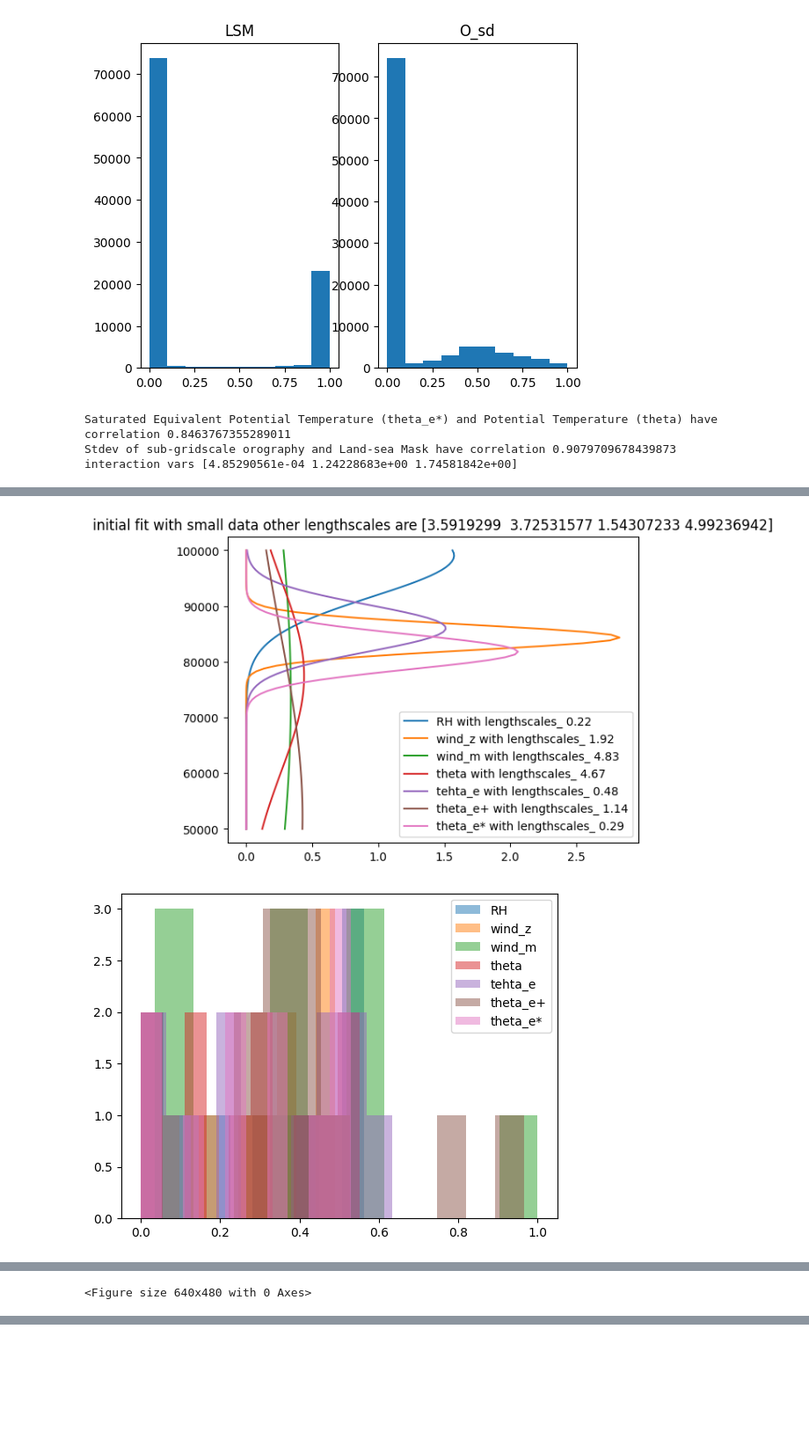
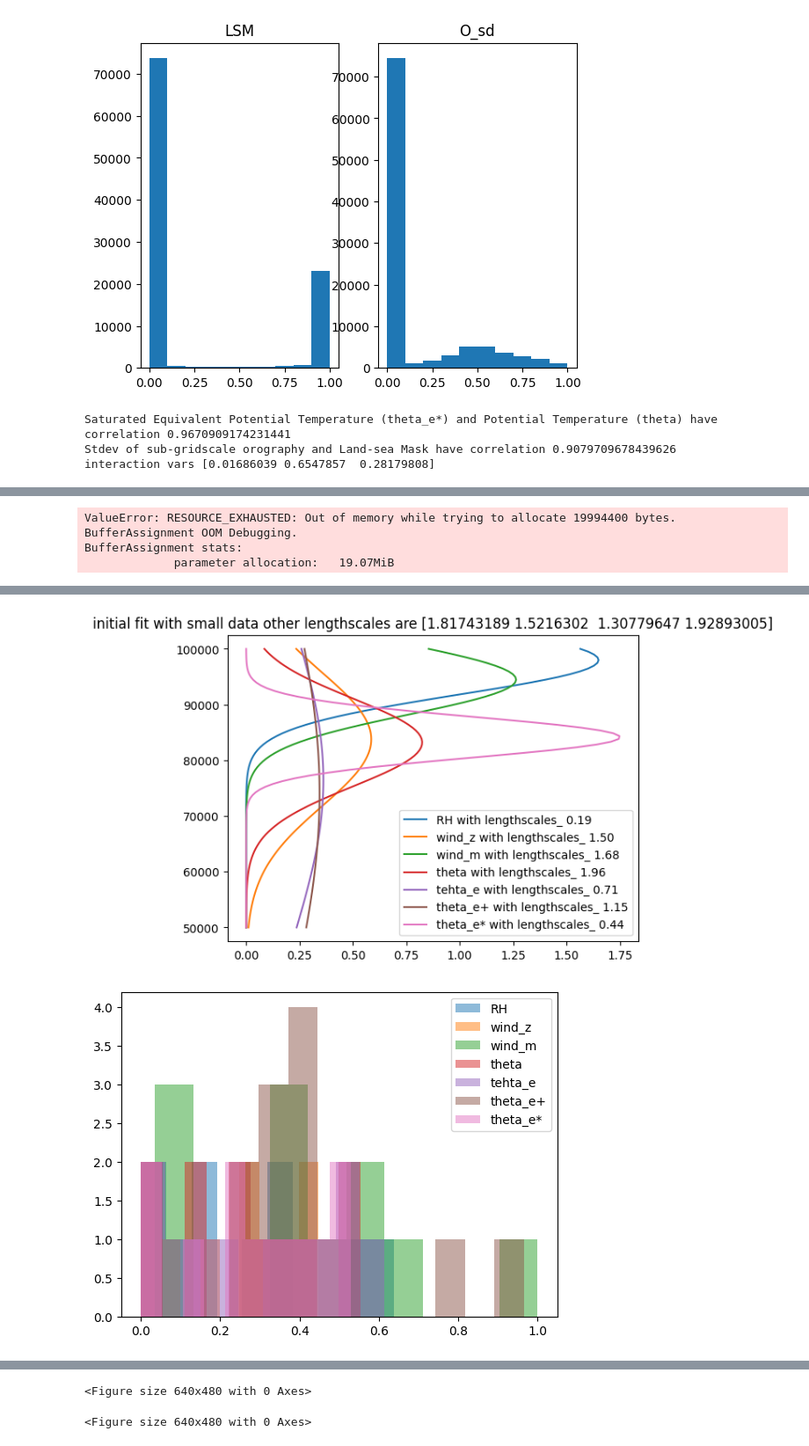
Before and after one commit to JaxGaussianProcesses/GPJax, a Jupyter notebook: Play_2_classificaiton.ipynb, the cells around one changed output, grey strips where cells are left out. Shown at 88% size. Drawn from its saved outputs; the diff is of its cells as text; code cells hidden in the pictures; blank space fills up the shorter version.

```diff
--- a/Play_2_classificaiton.ipynb
+++ b/Play_2_classificaiton.ipynb
@@ -385,8 +387,8 @@ def init_likelihood(data, obs_stddev = jnp.array(1.0, dtype=jnp.float64) ):
 #         safe=False,If I book out the whole
 # plot_interactions(problem_info, opt_posterior, D_small, k=5, use_range=False)
 # %%
-
-likelihood = gpx.likelihoods.LogitBernoulli(num_datapoints=D.n)
+likelihood = gpx.likelihoods.Bernoulli(num_datapoints=D.n)
+#likelihood = gpx.likelihoods.LogitBernoulli(num_datapoints=D.n)
 assert jnp.min(D.y) >= 0
 
 num_inducing=25
@@ -441,29 +443,29 @@ variational_posterior = variational_posterior.replace_bijector(
 
 
 
-model_optim = ox.adam(1e-1)
-variational_optim = ox.adam(1e-2)
-optim_1_pytree = variational_posterior.replace(
-    base_kernels = model_optim,
-    likelihood = model_optim,
-    interaction_variances = model_optim,
-    smoother = model_optim,
-    variational_mean = variational_optim,
-    variational_root_covariance = variational_optim,
-    inducing_inputs= variational_optim,
-    )
-optim_1 = optim_builder(optim_1_pytree)
+# model_optim = ox.adam(1e-1)
+# variational_optim = ox.adam(1e-2)
+# optim_1_pytree = variational_posterior.replace(
+#     base_kernels = model_optim,
+#     likelihood = model_optim,
+#     interaction_variances = model_optim,
+#     smoother = model_optim,
+#     variational_mean = variational_optim,
+#     variational_root_covariance = variational_optim,
+#     inducing_inputs= variational_optim,
+#     )
+# optim_1 = optim_builder(optim_1_pytree)
 
 
 
-#optim_1 = ox.adamw(1e-2)
+optim_1 = ox.adamw(1e-2)
 opt_variational_posterior, history = gpx.fit(
         model=variational_posterior,
         objective=jax.jit(variational_posterior.loss_fn(negative=True, log_prior=None)), #todo rejit
         train_data=D,
         optim=optim_1,
-        num_iters=500,
-        batch_size=512,
+        num_iters=1000,
+        batch_size=1024,
         safe=False,
         key=key,
     )
@@ -488,6 +490,6 @@ except:
 print(f"interaction vars {opt_variational_posterior.interaction_variances}")
 plot_interactions(problem_info, opt_variational_posterior, D, k=5, use_range=False)
 # %% [output]
-Saturated Equivalent Potential Temperature (theta_e*) and Potential Temperature (theta) have correlation 0.8463767355289011
-Stdev of sub-gridscale orography and Land-sea Mask have correlation 0.9079709678439873
-interaction vars [4.85290561e-04 1.24228683e+00 1.74581842e+00]
+Saturated Equivalent Potential Temperature (theta_e*) and Potential Temperature (theta) have correlation 0.9670909174231441
+Stdev of sub-gridscale orography and Land-sea Mask have correlation 0.9079709678439626
+interaction vars [0.01686039 0.6547857  0.28179808]
@@ -493,0 +513,4 @@ interaction vars [4.85290561e-04 1.24228683e+00 1.74581842e+00]
+ValueError: RESOURCE_EXHAUSTED: Out of memory while trying to allocate 19994400 bytes.
+BufferAssignment OOM Debugging.
+BufferAssignment stats:
+             parameter allocation:   19.07MiB
@@ -495,2 +518,2 @@ interaction vars [4.85290561e-04 1.24228683e+00 1.74581842e+00]
-[figure, old version]
+[figure, new version]
-[figure, old version]
+[figure, new version]
@@ -498 +520,0 @@ interaction vars [4.85290561e-04 1.24228683e+00 1.74581842e+00]
-<Figure size 640x480 with 0 Axes>
@@ -505,3 +521,5 @@ interaction vars [4.85290561e-04 1.24228683e+00 1.74581842e+00]
+<Figure size 640x480 with 0 Axes>
+<Figure size 640x480 with 0 Axes>
 # %%
 thinned_model = thin_model(problem_info, D.get_subset(1_000), opt_variational_posterior, 5)
 plot_interactions(problem_info, thinned_model, D, k=5, use_range=False)
```
Also changed, not shown: parts of 3 cells of this notebook, 7 other files.
